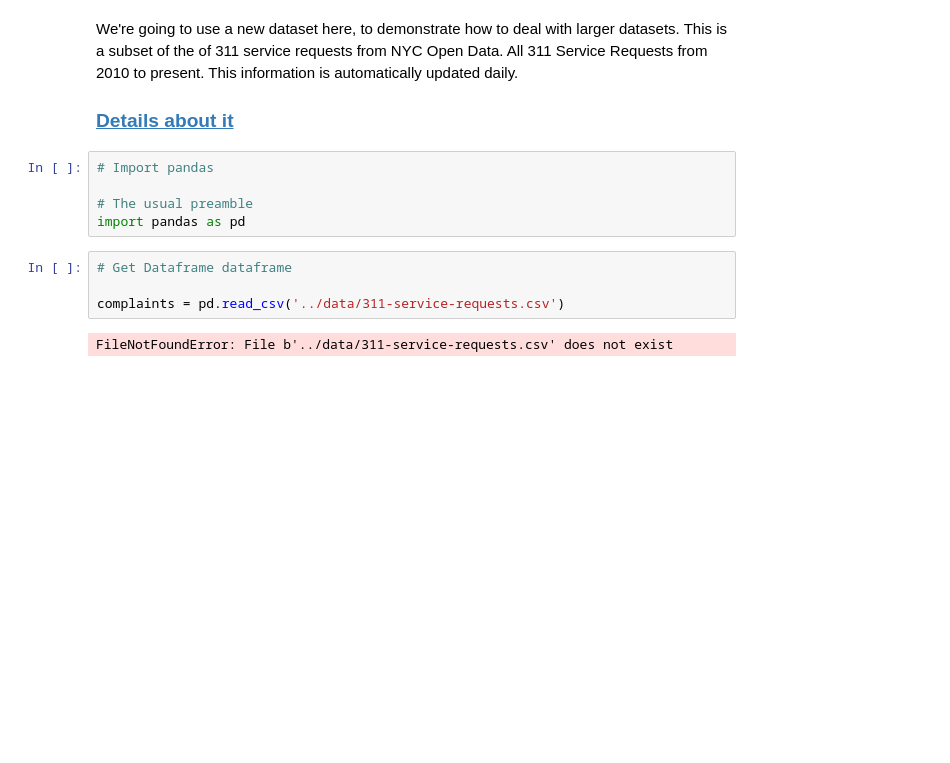
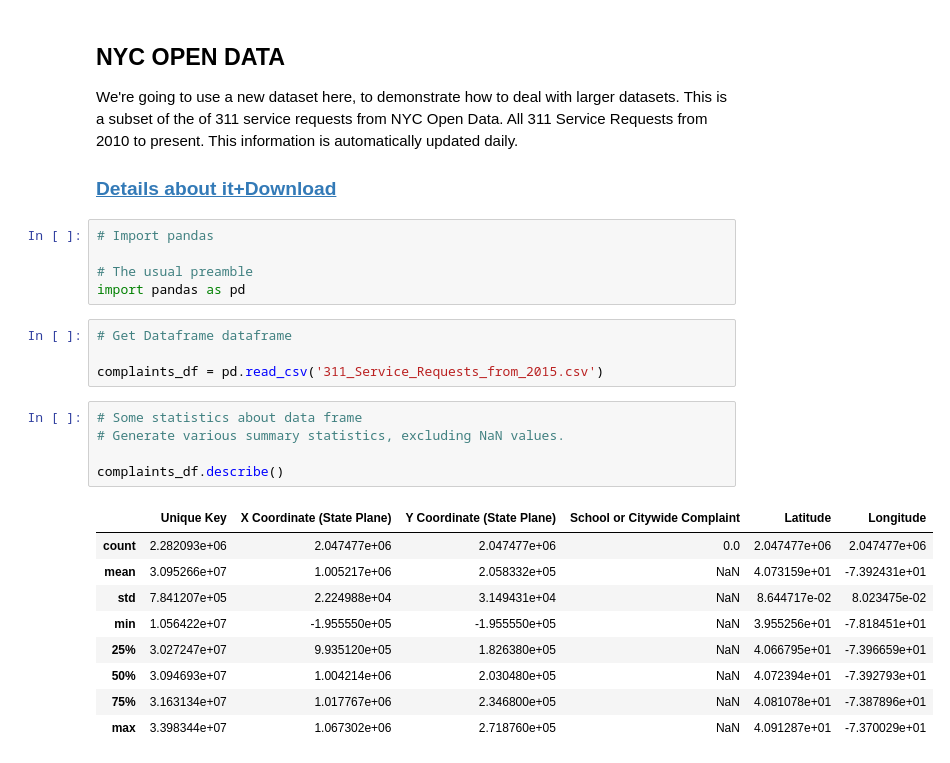
Before and after one commit to HammadZahidAli/Python-for-Data-Analysis-M-1, a Jupyter notebook: M1 D6 Learn Pandas By Examples/Learn Pandas By Doing Examples.ipynb, the cells around one changed output. Saved outputs shown, nothing was run; the diff lists cells and outputs as text; blank space fills up the shorter version.

```diff
--- a/M1 D6 Learn Pandas By Examples/Learn Pandas By Doing Examples.ipynb
+++ b/M1 D6 Learn Pandas By Examples/Learn Pandas By Doing Examples.ipynb
@@ -1,10 +1,11 @@
 # %% [markdown]
 
+## NYC OPEN DATA
 
 We're going to use a new dataset here, to demonstrate how to deal with larger datasets. This is a subset of the of 311 service requests from NYC Open Data. All 311 Service Requests from 2010 to present. This information is automatically updated daily.
 
 
-### [Details about it](https://nycopendata.socrata.com/Social-Services/311-Service-Requests-from-2010-to-Present/erm2-nwe9)
+### [Details about it+Download](https://data.cityofnewyork.us/dataset/311-Service-Requests-From-2015/57g5-etyj)
 # %%
 # Import pandas
 
@@ -13,6 +14,19 @@ import pandas as pd
 # %%
 # Get Dataframe dataframe
 
-complaints = pd.read_csv('../data/311-service-requests.csv')
+complaints_df = pd.read_csv('311_Service_Requests_from_2015.csv')
-# %% [output]
-FileNotFoundError: File b'../data/311-service-requests.csv' does not exist
+# %%
+# Some statistics about data frame
+# Generate various summary statistics, excluding NaN values.
+
+complaints_df.describe()
+# %% [output]
+|  | Unique Key | X Coordinate (State Plane) | Y Coordinate (State Plane) | School or Citywide Complaint | Latitude | Longitude |
+| count | 2.282093e+06 | 2.047477e+06 | 2.047477e+06 | 0.0 | 2.047477e+06 | 2.047477e+06 |
+| mean | 3.095266e+07 | 1.005217e+06 | 2.058332e+05 | NaN | 4.073159e+01 | -7.392431e+01 |
+| std | 7.841207e+05 | 2.224988e+04 | 3.149431e+04 | NaN | 8.644717e-02 | 8.023475e-02 |
+| min | 1.056422e+07 | -1.955550e+05 | -1.955550e+05 | NaN | 3.955256e+01 | -7.818451e+01 |
+| 25% | 3.027247e+07 | 9.935120e+05 | 1.826380e+05 | NaN | 4.066795e+01 | -7.396659e+01 |
+| 50% | 3.094693e+07 | 1.004214e+06 | 2.030480e+05 | NaN | 4.072394e+01 | -7.392793e+01 |
+| 75% | 3.163134e+07 | 1.017767e+06 | 2.346800e+05 | NaN | 4.081078e+01 | -7.387896e+01 |
+| max | 3.398344e+07 | 1.067302e+06 | 2.718760e+05 | NaN | 4.091287e+01 | -7.370029e+01 |
```
Also changed, not shown: parts of 13 cells of this notebook.
